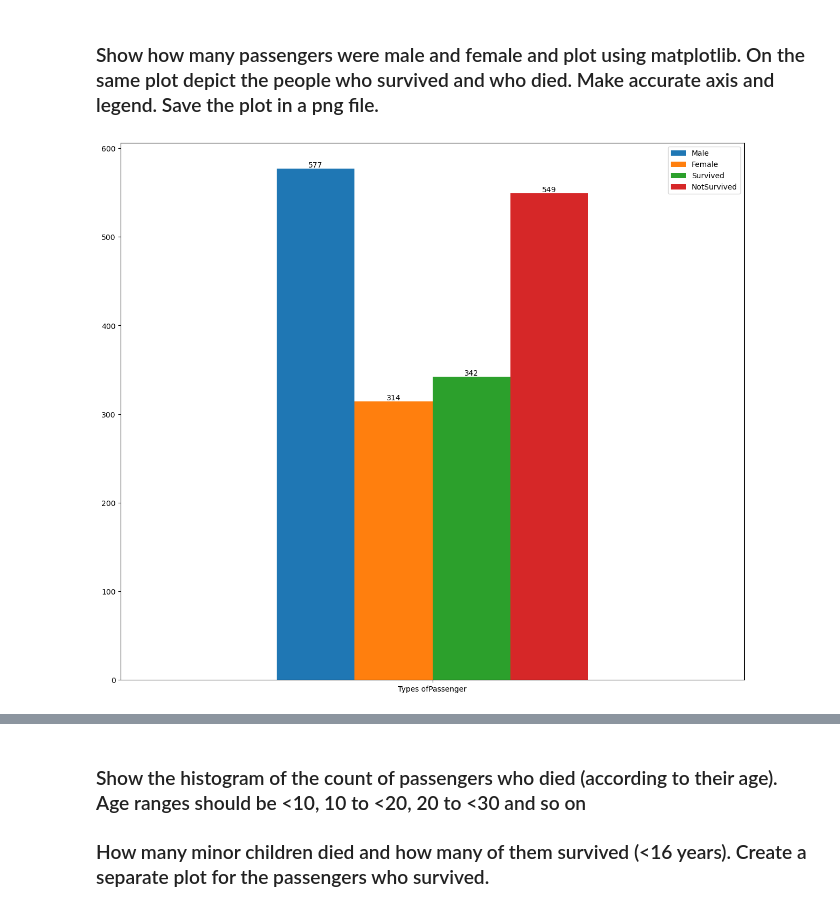
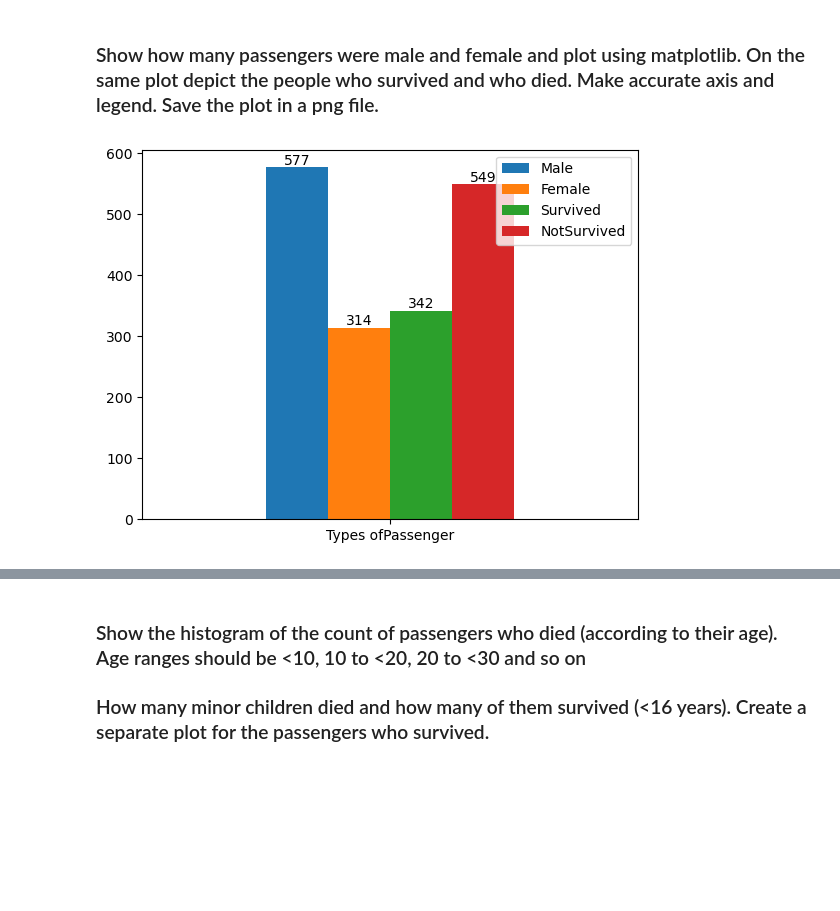
Before and after one commit to Rohan-Sharma03/AI-ML, a Jupyter notebook: Machine Learning/29 Sept 2022 Lab 1 Exploratory Analysis of Titanic Dataset.ipynb, the cells around one changed output, grey strips where cells are left out. Drawn from its saved outputs; the diff is of its cells as text; code cells hidden in the pictures; blank space fills up the shorter version.

```diff
--- a/Machine Learning/29 Sept 2022 Lab 1 Exploratory Analysis of Titanic Dataset.ipynb
+++ b/Machine Learning/29 Sept 2022 Lab 1 Exploratory Analysis of Titanic Dataset.ipynb
@@ -128,12 +132,12 @@ dtype: int64
 # %%
 male=len(train.query("Sex == 'male'"))
 female=len(train.query("Sex != 'male'"))
 Survived=len(train.query("Survived == 1"))
 notSurvived=len(train.query("Survived == 0"))
 df = pd.DataFrame({'Male': male, 'Female': female,'Survived':Survived,'NotSurvived':notSurvived},index=['Types ofPassenger'])
-ax = df.plot.bar(figsize=(15,13),rot=0)
+ax = df.plot.bar(rot=0)
 for container in ax.containers:
     ax.bar_label(container)
 plt.savefig("Q1.png")
 # %% [output]
-[figure, old version]
+[figure, new version]
```
Also changed, not shown: parts of 33 cells of this notebook.
